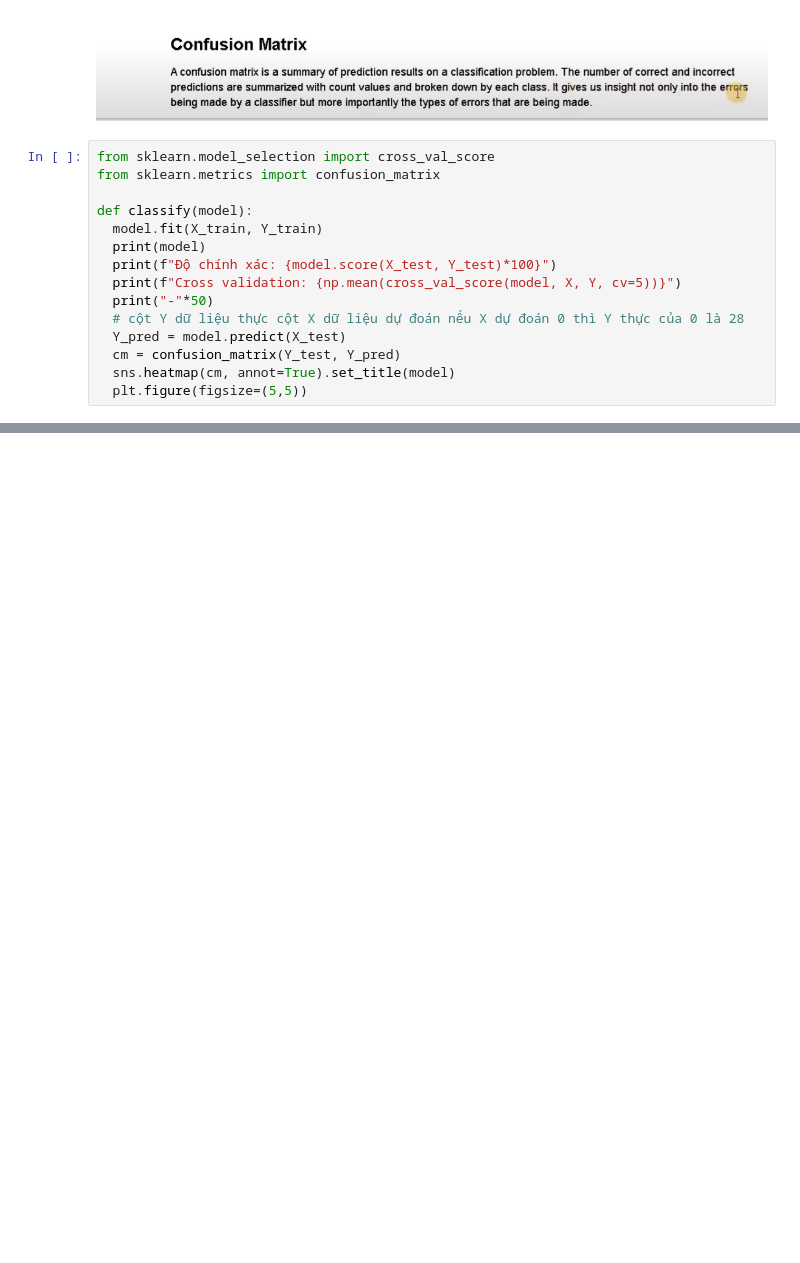
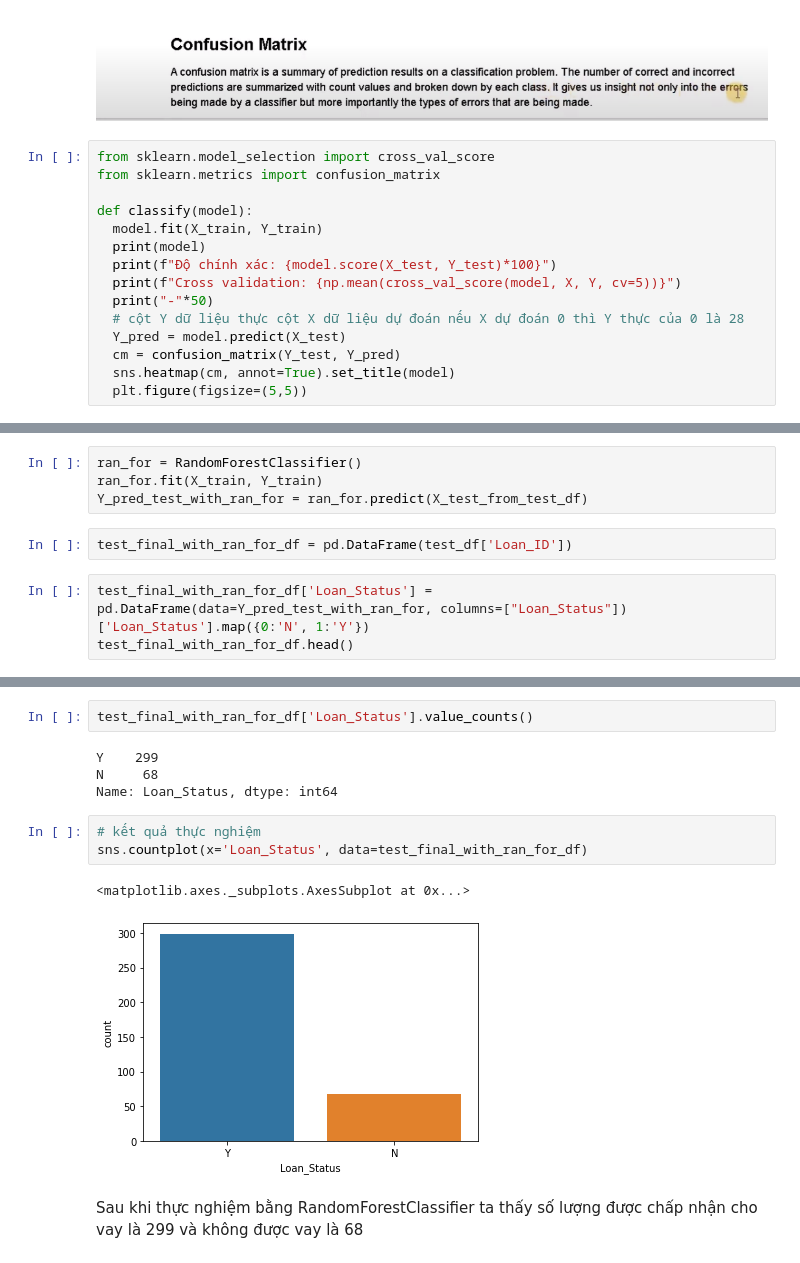
Before and after one commit to duynguyen02/tls_ml_loan_prediction_1, a Jupyter notebook: loan_approval_prediction.ipynb, the cells around one changed output, grey strips where cells are left out. Saved outputs shown, nothing was run; the diff lists cells and outputs as text; blank space fills up the shorter version.

```diff
--- a/loan_approval_prediction.ipynb
+++ b/loan_approval_prediction.ipynb
@@ -520,0 +659,9 @@ Cross validation: 0.7230707716913234
+# %%
+ran_for = RandomForestClassifier()
+ran_for.fit(X_train, Y_train)
+Y_pred_test_with_ran_for = ran_for.predict(X_test_from_test_df)
+# %%
+test_final_with_ran_for_df = pd.DataFrame(test_df['Loan_ID'])
+# %%
+test_final_with_ran_for_df['Loan_Status'] = pd.DataFrame(data=Y_pred_test_with_ran_for, columns=["Loan_Status"])['Loan_Status'].map({0:'N', 1:'Y'})
+test_final_with_ran_for_df.head()
@@ -520,0 +675,14 @@ Cross validation: 0.7230707716913234
+# %%
+test_final_with_ran_for_df['Loan_Status'].value_counts()
+# %% [output]
+Y    299
+N     68
+Name: Loan_Status, dtype: int64
+# %%
+# kết quả thực nghiệm
+sns.countplot(x='Loan_Status', data=test_final_with_ran_for_df)
+# %% [output]
+<matplotlib.axes._subplots.AxesSubplot at 0x...>
+[figure, added]
+# %% [markdown]
+Sau khi thực nghiệm bằng RandomForestClassifier ta thấy số lượng được chấp nhận cho vay là 299 và không được vay là 68
```
Also changed, not shown: parts of 22 cells of this notebook.
